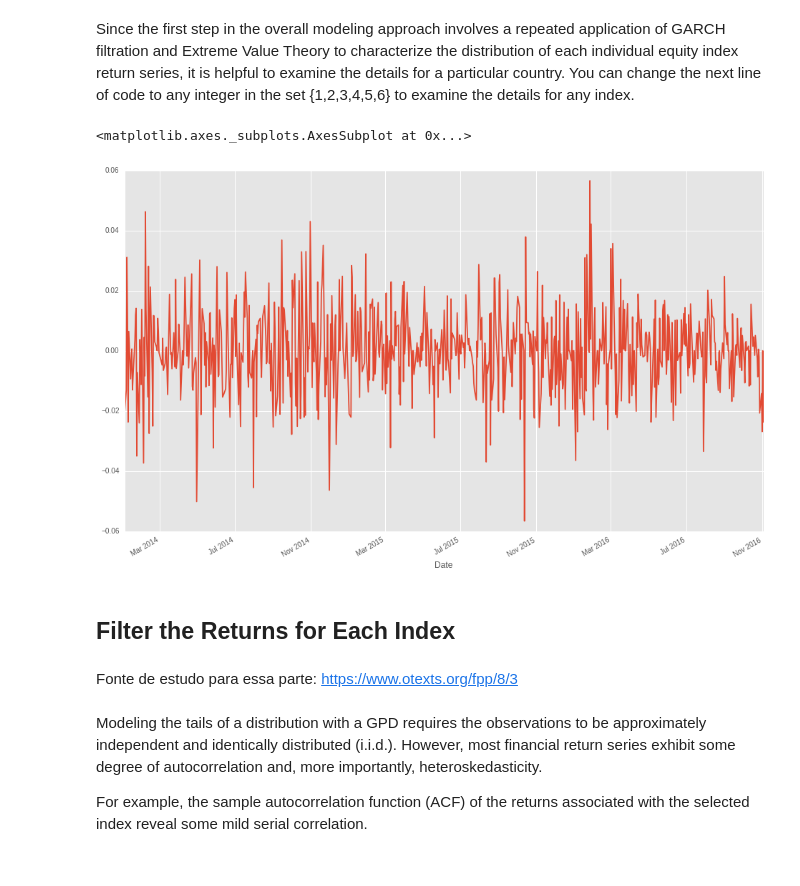
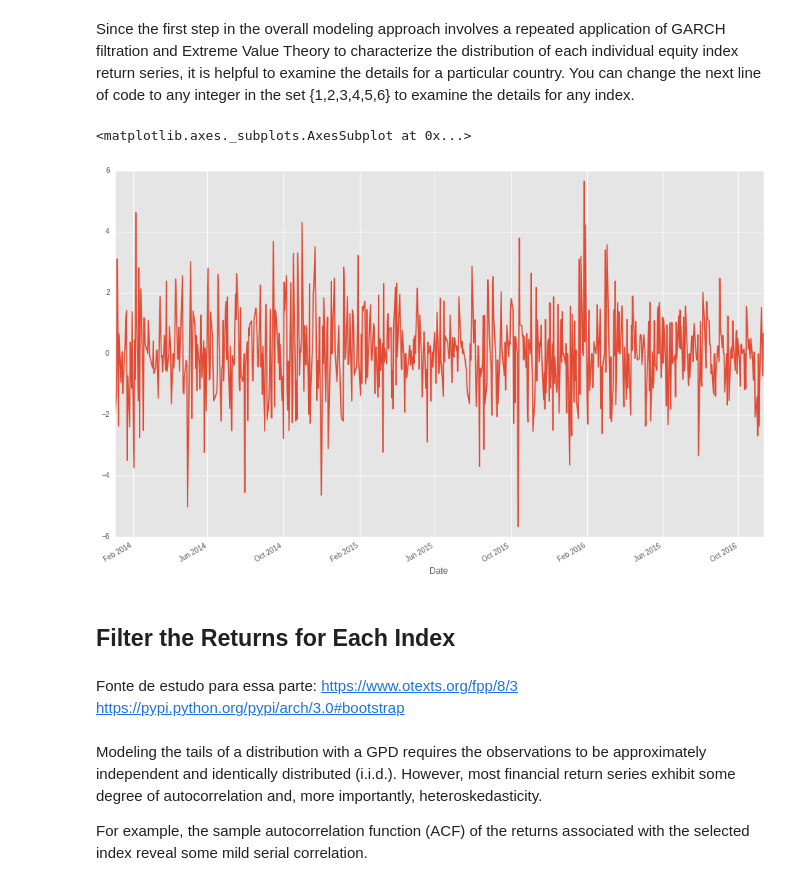
Before and after one commit to helderrezende/TCC, a Jupyter notebook: TCC Helder.ipynb, the cells around one changed output. Cells and saved outputs as stored; diff of their text form; code cells hidden in the pictures.

```diff
--- a/TCC Helder.ipynb
+++ b/TCC Helder.ipynb
@@ -96,14 +100,15 @@ returns = [logReturn(cotacoes[x]) for x in range(len(cotacoes))]
 returnsPandas = pd.DataFrame(index = ativos, data = returns)
 returnsPandas = returnsPandas.transpose().dropna()
 # %%
-returnsPandas["ABEV3"].plot(figsize=(16,10))
+(returnsPandas["ABEV3"]*100).plot(figsize=(16,10))
 # %% [output]
 <matplotlib.axes._subplots.AxesSubplot at 0x...>
-[figure, old version]
+[figure, new version]
 # %% [markdown]
 ## Filter the Returns for Each Index
 # %% [markdown]
 Fonte de estudo para essa parte: https://www.otexts.org/fpp/8/3
+https://pypi.python.org/pypi/arch/3.0#bootstrap
 # %% [markdown]
 Modeling the tails of a distribution with a GPD requires the observations to be approximately independent and identically distributed (i.i.d.). However, most financial return series exhibit some degree of autocorrelation and, more importantly, heteroskedasticity.
 
```
Also changed, not shown: parts of 16 cells of this notebook, 3 other files.
